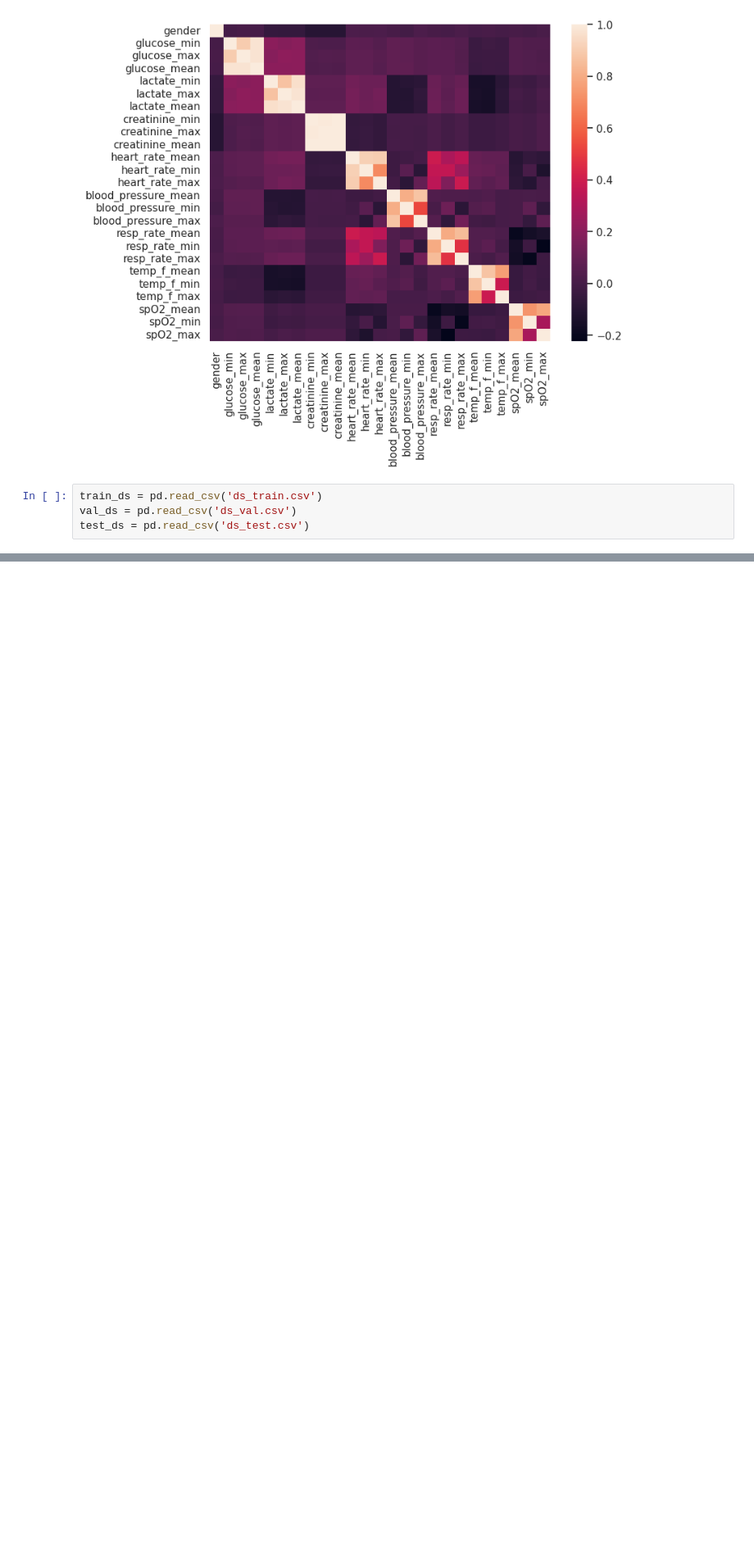
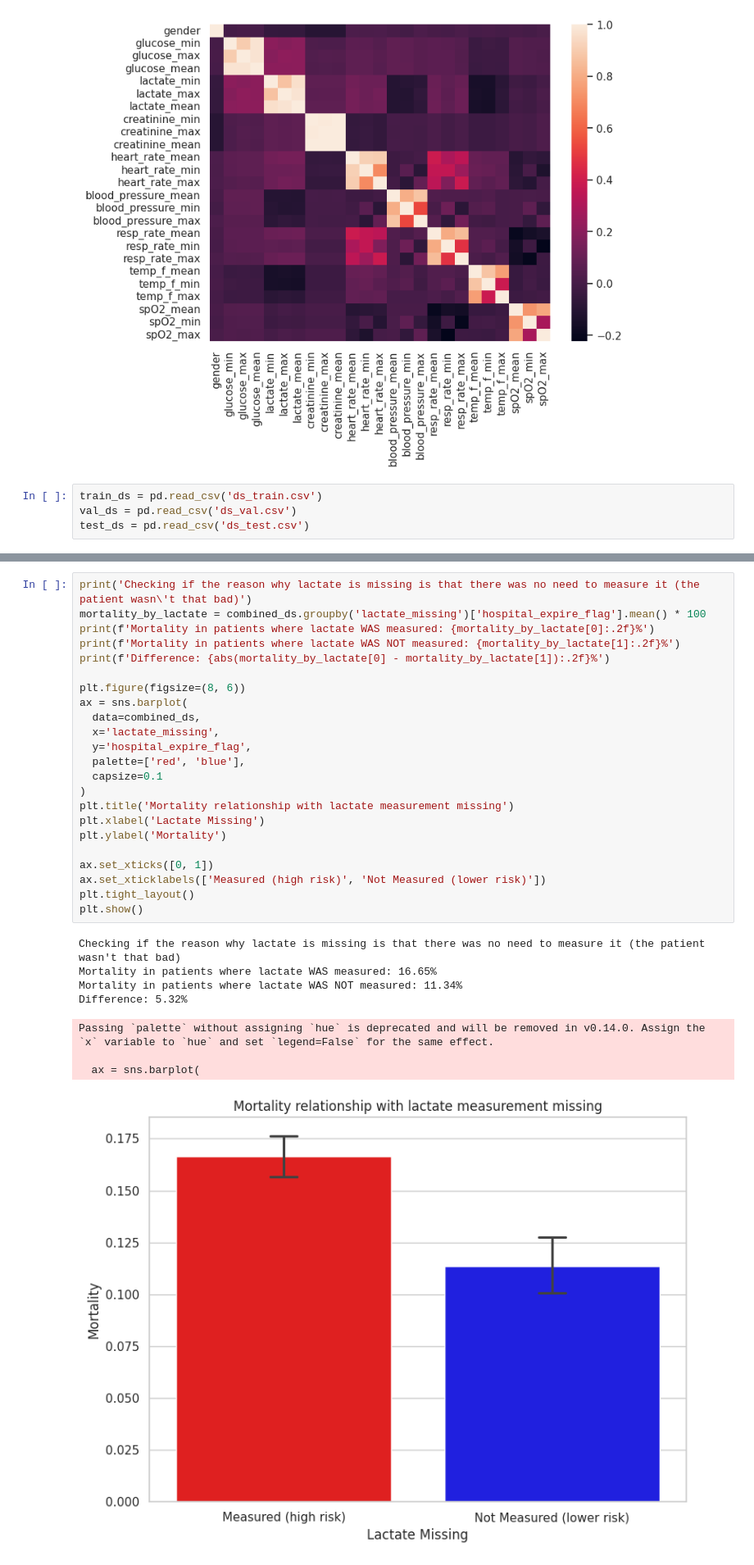
Before and after one commit to Alfablos/mimiciv-multimodal-icu-mortality, a Jupyter notebook: exploration.ipynb, the cells around one changed output, grey strips where cells are left out. Shown at 82% size. Saved outputs shown, nothing was run; the diff lists cells and outputs as text; blank space fills up the shorter version.

```diff
--- a/exploration.ipynb
+++ b/exploration.ipynb
@@ -79,0 +112,32 @@ def plot_continuous_feature(feat: str):
+# %%
+print('Checking if the reason why lactate is missing is that there was no need to measure it (the patient wasn\'t that bad)')
+mortality_by_lactate = combined_ds.groupby('lactate_missing')['hospital_expire_flag'].mean() * 100
+print(f'Mortality in patients where lactate WAS measured: {mortality_by_lactate[0]:.2f}%')
+print(f'Mortality in patients where lactate WAS NOT measured: {mortality_by_lactate[1]:.2f}%')
+print(f'Difference: {abs(mortality_by_lactate[0] - mortality_by_lactate[1]):.2f}%')
+
+plt.figure(figsize=(8, 6))
+ax = sns.barplot(
+  data=combined_ds,
+  x='lactate_missing',
+  y='hospital_expire_flag',
+  palette=['red', 'blue'],
+  capsize=0.1
+)
+plt.title('Mortality relationship with lactate measurement missing')
+plt.xlabel('Lactate Missing')
+plt.ylabel('Mortality')
+
+ax.set_xticks([0, 1])
+ax.set_xticklabels(['Measured (high risk)', 'Not Measured (lower risk)'])
+plt.tight_layout()
+plt.show()
+# %% [output]
+Checking if the reason why lactate is missing is that there was no need to measure it (the patient wasn't that bad)
+Mortality in patients where lactate WAS measured: 16.65%
+Mortality in patients where lactate WAS NOT measured: 11.34%
+Difference: 5.32%
+Passing `palette` without assigning `hue` is deprecated and will be removed in v0.14.0. Assign the `x` variable to `hue` and set `legend=False` for the same effect.
+
+  ax = sns.barplot(
+[figure, added]
```
Also changed, not shown: parts of 6 cells of this notebook.
